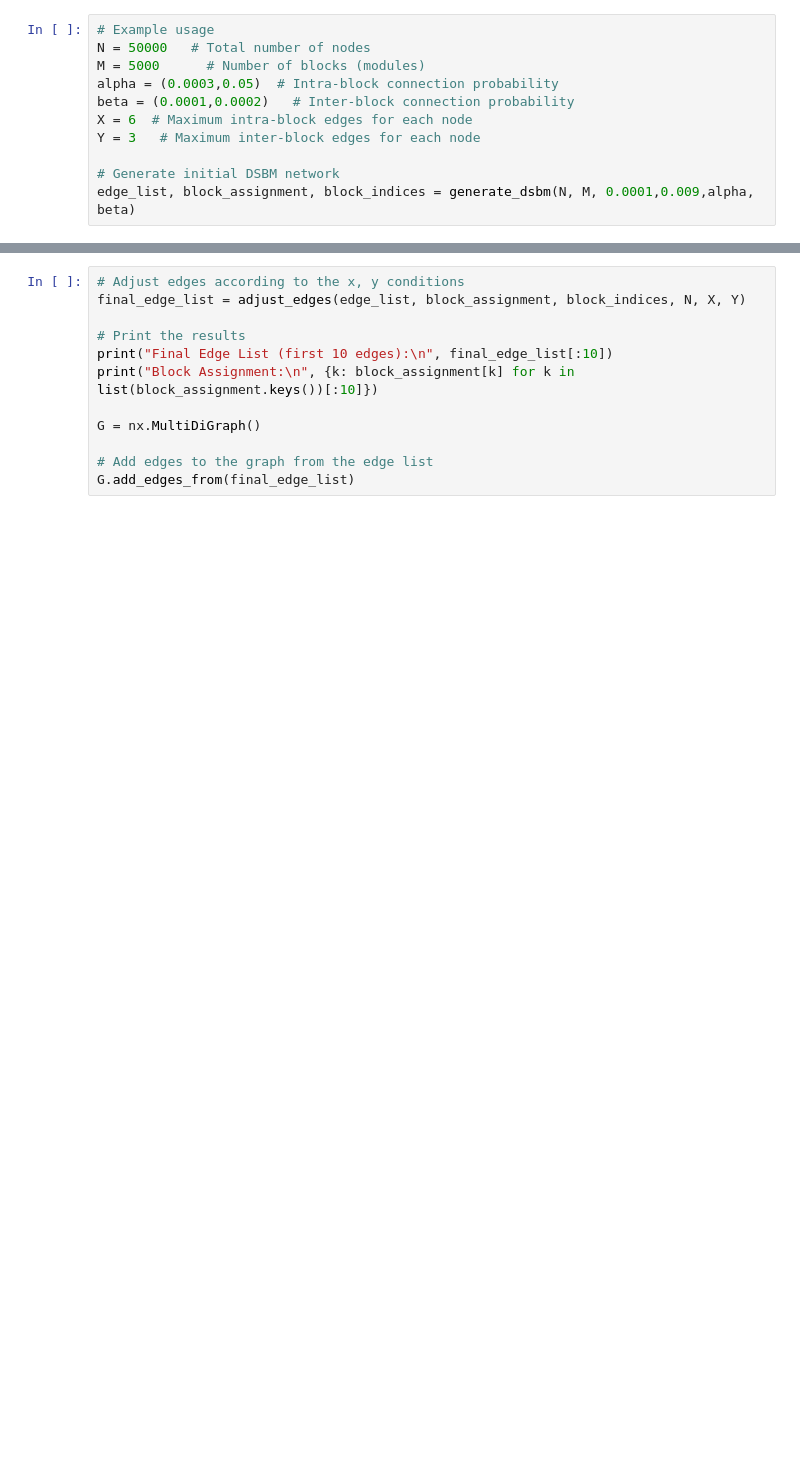
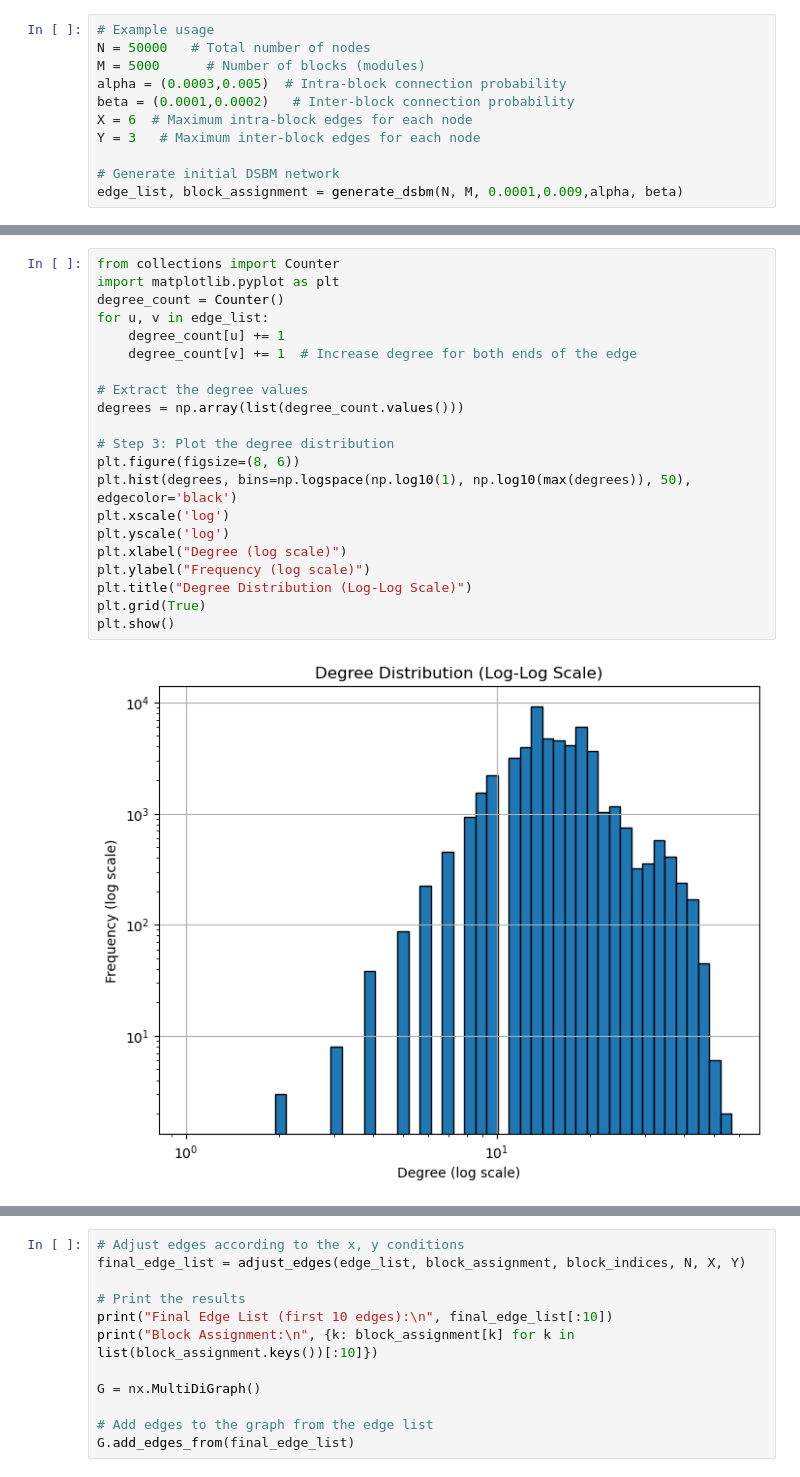
Before and after one commit to TheAllUnknown/BankTransactionNet, a Jupyter notebook: sbm.ipynb, the cells around one changed output, grey strips where cells are left out. Saved outputs shown, nothing was run; the diff lists cells and outputs as text; blank space fills up the shorter version.

```diff
--- a/sbm.ipynb
+++ b/sbm.ipynb
@@ -94,13 +116,13 @@ def adjust_edges(edge_list, block_assignment, N, X, Y):
 # Example usage
 N = 50000   # Total number of nodes
 M = 5000      # Number of blocks (modules)
-alpha = (0.0003,0.05)  # Intra-block connection probability
+alpha = (0.0003,0.005)  # Intra-block connection probability
 beta = (0.0001,0.0002)   # Inter-block connection probability
 X = 6  # Maximum intra-block edges for each node
 Y = 3   # Maximum inter-block edges for each node
 
 # Generate initial DSBM network
-edge_list, block_assignment, block_indices = generate_dsbm(N, M, 0.0001,0.009,alpha, beta)
+edge_list, block_assignment = generate_dsbm(N, M, 0.0001,0.009,alpha, beta)
 # %%
 edge_list
 # %% [output]
@@ -123 +145,24 @@ edge_list
  ...]
+# %%
+from collections import Counter
+import matplotlib.pyplot as plt
+degree_count = Counter()
+for u, v in edge_list:
+    degree_count[u] += 1
+    degree_count[v] += 1  # Increase degree for both ends of the edge
+
+# Extract the degree values
+degrees = np.array(list(degree_count.values()))
+
+# Step 3: Plot the degree distribution
+plt.figure(figsize=(8, 6))
+plt.hist(degrees, bins=np.logspace(np.log10(1), np.log10(max(degrees)), 50), edgecolor='black')
+plt.xscale('log')
+plt.yscale('log')
+plt.xlabel("Degree (log scale)")
+plt.ylabel("Frequency (log scale)")
+plt.title("Degree Distribution (Log-Log Scale)")
+plt.grid(True)
+plt.show()
+# %% [output]
+[figure, added]
```
Also changed, not shown: parts of 6 cells of this notebook.
